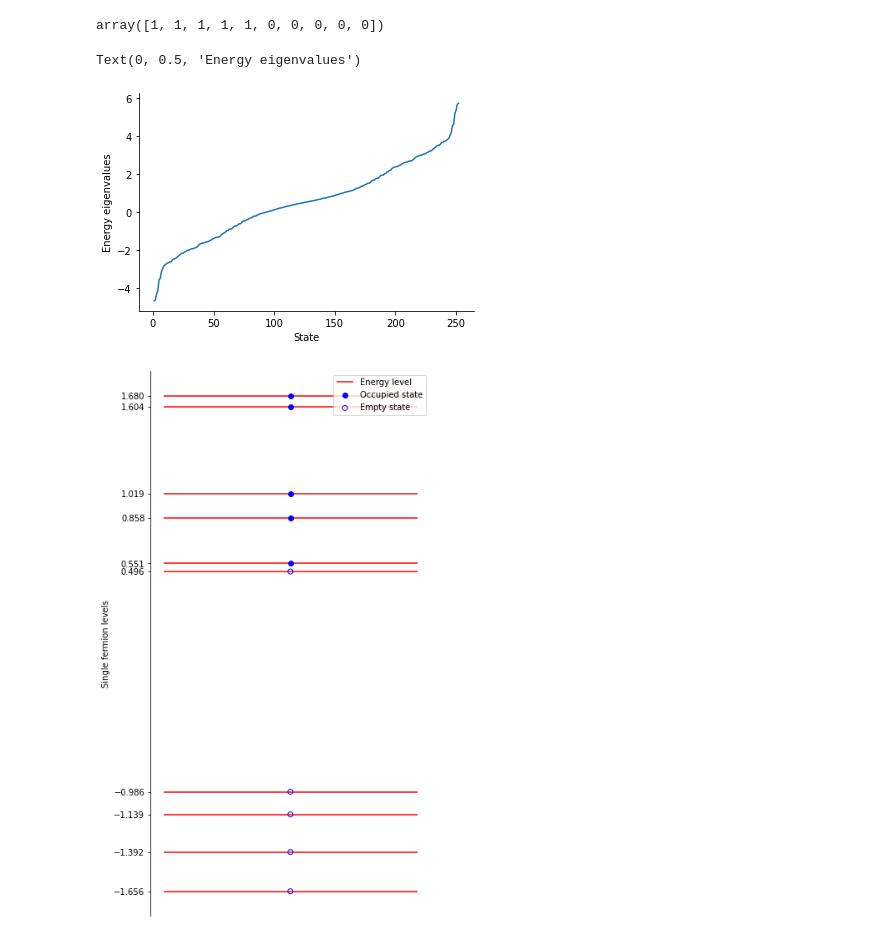
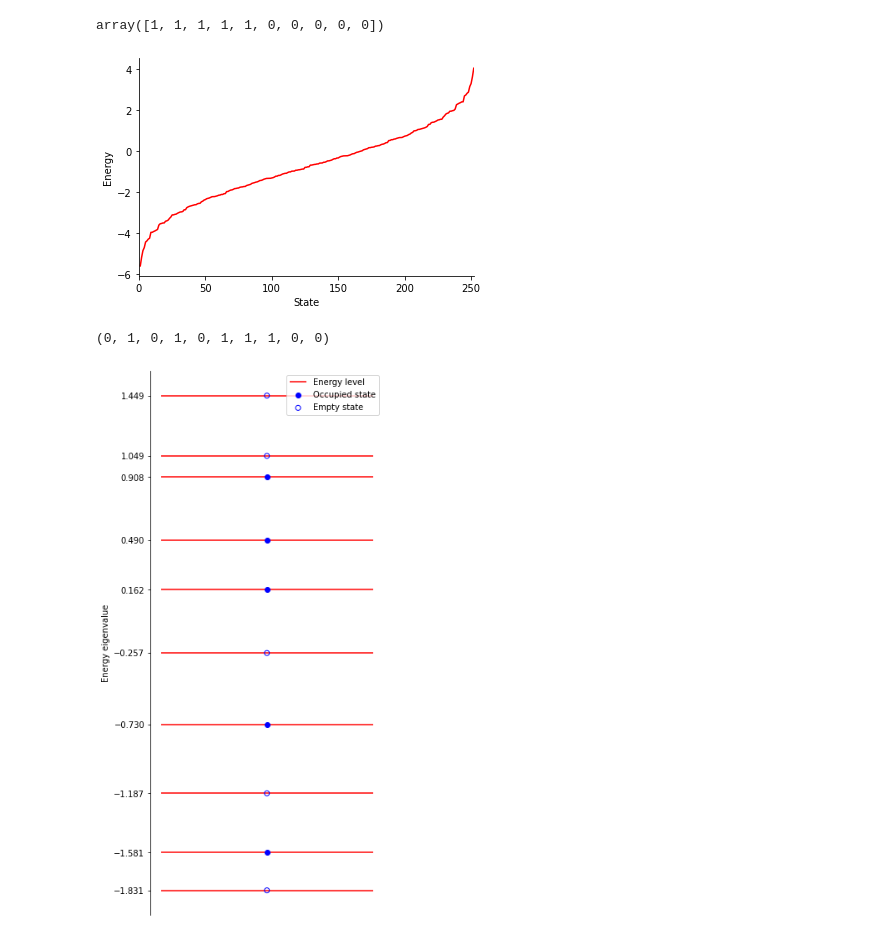
Before and after one commit to justas-b/strongly-interacting-many-body-systems-using-GPUs, a Jupyter notebook: main_code.ipynb, the cells around one changed output. Drawn from its saved outputs; the diff is of its cells as text; code cells hidden in the pictures.

```diff
--- a/main_code.ipynb
+++ b/main_code.ipynb
@@ -107,0 +124,2 @@ arr = generate_energies(k)
+# %%
+random_energies_2 = generate_energies(k)
@@ -113,27 +136,3 @@ state = ground_state(k, m) #initialises ground state
 state
 # %% [output]
 array([1, 1, 1, 1, 1, 0, 0, 0, 0, 0])
-# %%
-states = permutations(state) #list of possible permutations of the ground state
-
-energy_state = {} #empty dict for mapping energies to their corresponding state {energy: state}
-energies = np.empty(size(k,m))
-
-for state in range(len(states)): #looping through all possible states
-    energy = np.dot(states[state],arr) #computes energy of a given state via a dot product; energy and state arrays can be thought of as vectors -> dot product
-    energies[state] = energy
-    energy_state[energy] = states[state] #mapping the energy to its given state
-
-sorted_energies = np.sort(energies) #sorting the energies in ascending order
-
-sorted_dict = {} #empty dict to be used in mapping SORTED energies to their states (useful later)
-
-for energy in sorted_energies:
-    sorted_dict[energy] = energy_state[energy] #mapping sorted energies to their corresponding states
-
-#need to map i to its corresponding state
-i_state_map = {}
-sorted_states = list(sorted_dict.values())
-
-for i in range(size(k,m)):
-    i_state_map[i] = sorted_states[i] #looping through all states and adding them to a dictionary i: state_i
@@ -139,0 +144,5 @@ for i in range(size(k,m)):
+# %%
+for state in range(len(states)): #looping through all possible states
+    energy = np.dot(states[state],random_energies_2) #computes energy of a given state via a dot product; energy and state arrays can be thought of as vectors -> dot product
+    energies[state] = energy
+    energy_state[energy] = states[state] #mapping the energy to its given state
@@ -140,16 +163,17 @@ for i in range(size(k,m)):
 # %%
 fig, axes = plt.subplots()
-axes.plot(np.linspace(1,size(k,m),size(k,m)),sorted_energies)
+axes.plot(np.linspace(1,size(k,m),size(k,m)),sorted_energies, 'red')
 axes.spines['top'].set_color('none')
 axes.spines['right'].set_color('none')
 axes.set_xlabel('State')
-axes.set_ylabel('Energy eigenvalues')
+axes.set_ylabel('Energy')
+axes.set_xlim((0,252))
+fig.savefig("h_0")
 # %% [output]
-Text(0, 0.5, 'Energy eigenvalues')
-[figure, old version]
+[figure, new version]
 # %%
-sigma_w = 0.01
-init_state = -1
+sigma_w = 0.001
+init_state = int(size(k,m)/2)
 # %%
 H_0 = np.zeros((size(k,m),size(k,m))) #generating a zero matrix which has dimensions of the number of permutations of the initial state
 
@@ -251,6 +271,10 @@ hCUBLAS.Destroy()
 # %%
 state = sorted_states[init_state]
+# %%
+state
+# %% [output]
+(0, 1, 0, 1, 0, 1, 1, 1, 0, 0)
 # %%
-plot_init_state(arr, state)
+plot_init_state(random_energies_2, state)
 # %% [output]
-[figure, old version]
+[figure, new version]
```
Also changed, not shown: parts of 29 cells of this notebook.
